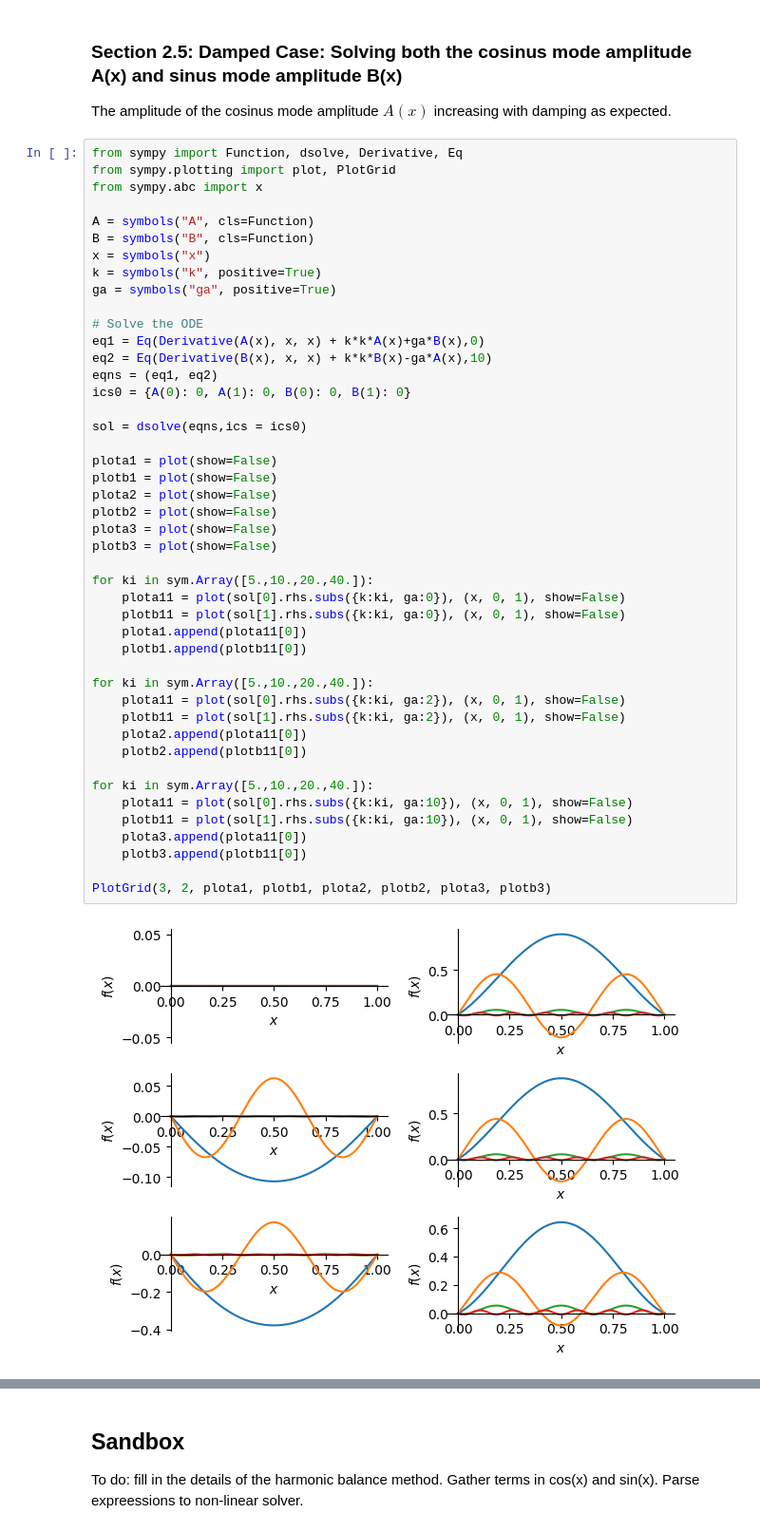
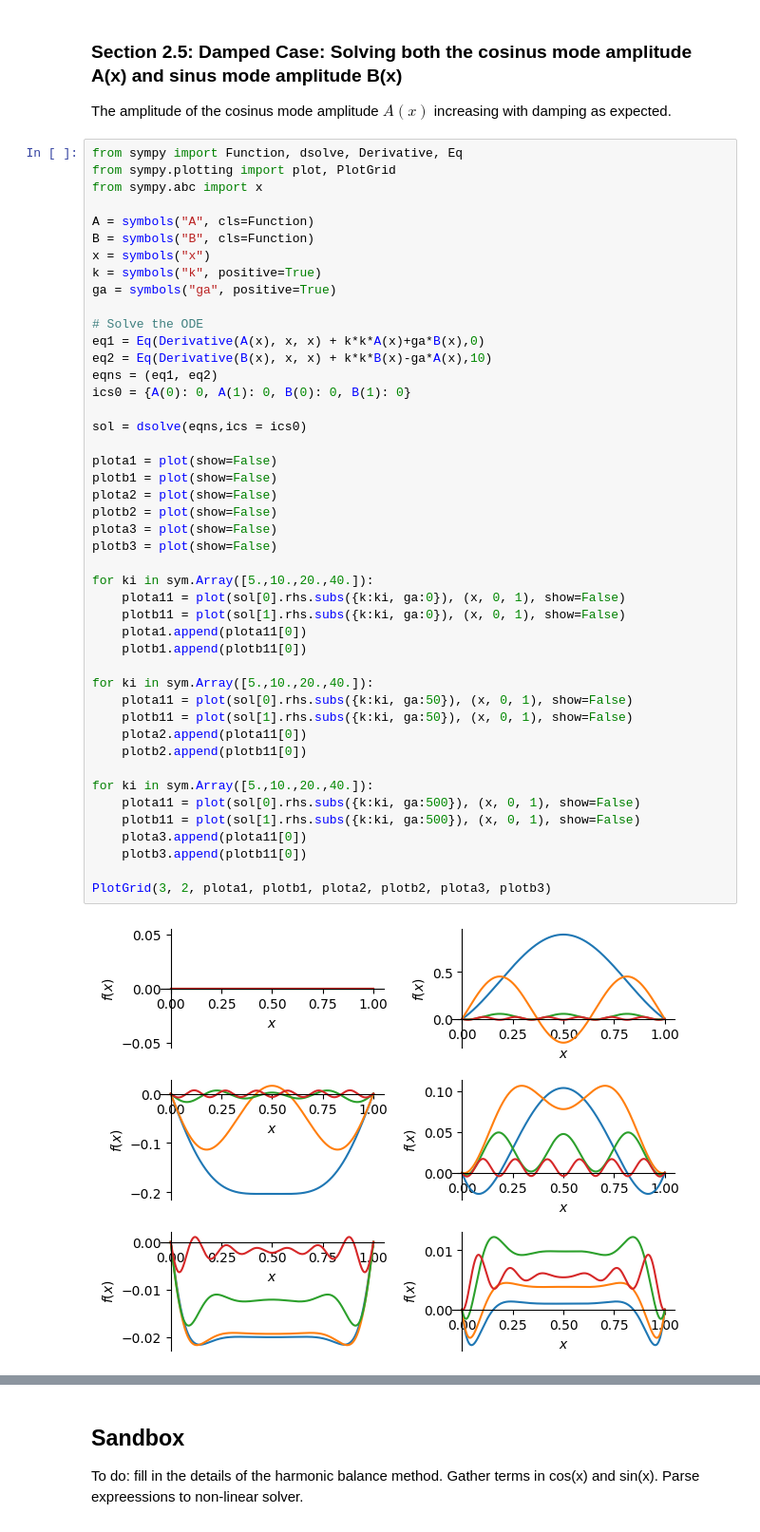
Before and after one commit to ziolai/sediment-transport-rivers, a Jupyter notebook: analytical_symbolic_computations.ipynb, the cells around one changed output, grey strips where cells are left out. Shown: that part at 95% size. Drawn from its saved outputs; the diff is of its cells as text.

```diff
--- a/analytical_symbolic_computations.ipynb
+++ b/analytical_symbolic_computations.ipynb
@@ -326,38 +326,38 @@ ga = symbols("ga", positive=True)
 eq1 = Eq(Derivative(A(x), x, x) + k*k*A(x)+ga*B(x),0)
 eq2 = Eq(Derivative(B(x), x, x) + k*k*B(x)-ga*A(x),10)
 eqns = (eq1, eq2)
 ics0 = {A(0): 0, A(1): 0, B(0): 0, B(1): 0}
 
 sol = dsolve(eqns,ics = ics0)
 
 plota1 = plot(show=False)
 plotb1 = plot(show=False)
 plota2 = plot(show=False)
 plotb2 = plot(show=False)
 plota3 = plot(show=False)
 plotb3 = plot(show=False)
 
 for ki in sym.Array([5.,10.,20.,40.]):
     plota11 = plot(sol[0].rhs.subs({k:ki, ga:0}), (x, 0, 1), show=False)
     plotb11 = plot(sol[1].rhs.subs({k:ki, ga:0}), (x, 0, 1), show=False)
     plota1.append(plota11[0])
     plotb1.append(plotb11[0])
 
 for ki in sym.Array([5.,10.,20.,40.]):
-    plota11 = plot(sol[0].rhs.subs({k:ki, ga:2}), (x, 0, 1), show=False)
-    plotb11 = plot(sol[1].rhs.subs({k:ki, ga:2}), (x, 0, 1), show=False)
+    plota11 = plot(sol[0].rhs.subs({k:ki, ga:50}), (x, 0, 1), show=False)
+    plotb11 = plot(sol[1].rhs.subs({k:ki, ga:50}), (x, 0, 1), show=False)
     plota2.append(plota11[0])
     plotb2.append(plotb11[0])
 
 for ki in sym.Array([5.,10.,20.,40.]):
-    plota11 = plot(sol[0].rhs.subs({k:ki, ga:10}), (x, 0, 1), show=False)
-    plotb11 = plot(sol[1].rhs.subs({k:ki, ga:10}), (x, 0, 1), show=False)
+    plota11 = plot(sol[0].rhs.subs({k:ki, ga:500}), (x, 0, 1), show=False)
+    plotb11 = plot(sol[1].rhs.subs({k:ki, ga:500}), (x, 0, 1), show=False)
     plota3.append(plota11[0])
     plotb3.append(plotb11[0])
 
 PlotGrid(3, 2, plota1, plotb1, plota2, plotb2, plota3, plotb3)
 # %% [output]
-[figure, old version]
+[figure, new version]
 <sympy.plotting.plotgrid.PlotGrid at 0x...>
 # %% [markdown]
 ## Sandbox
```
